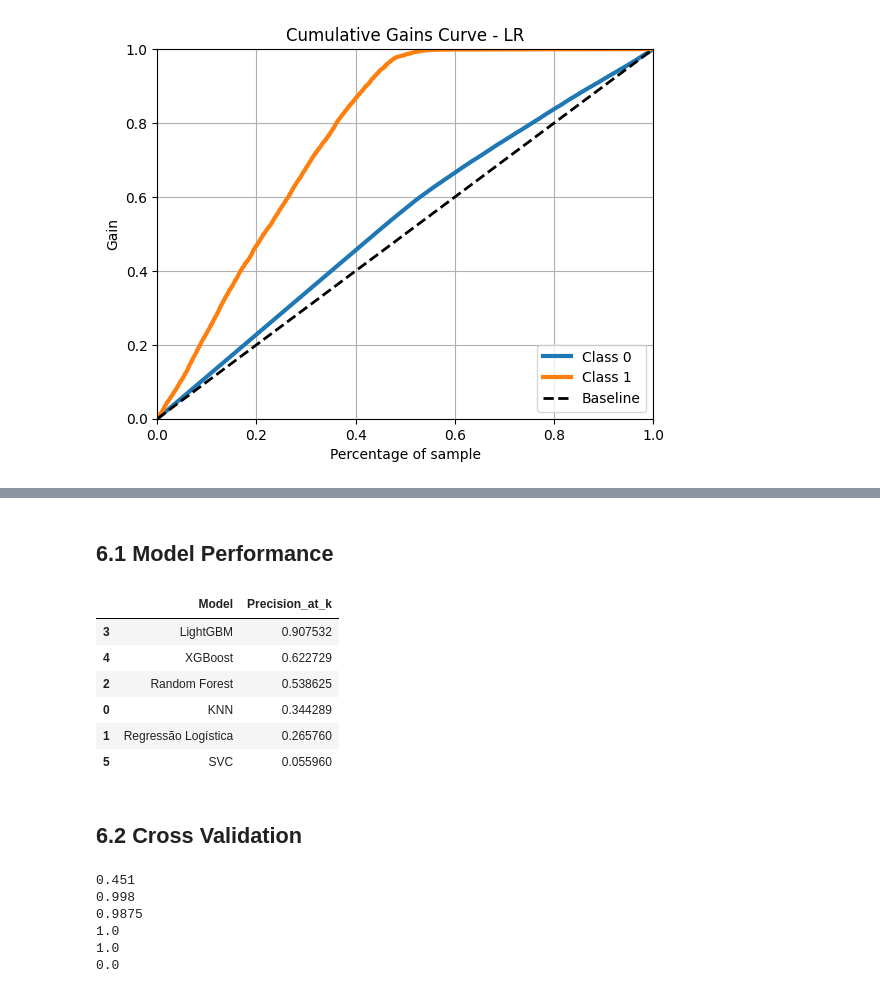
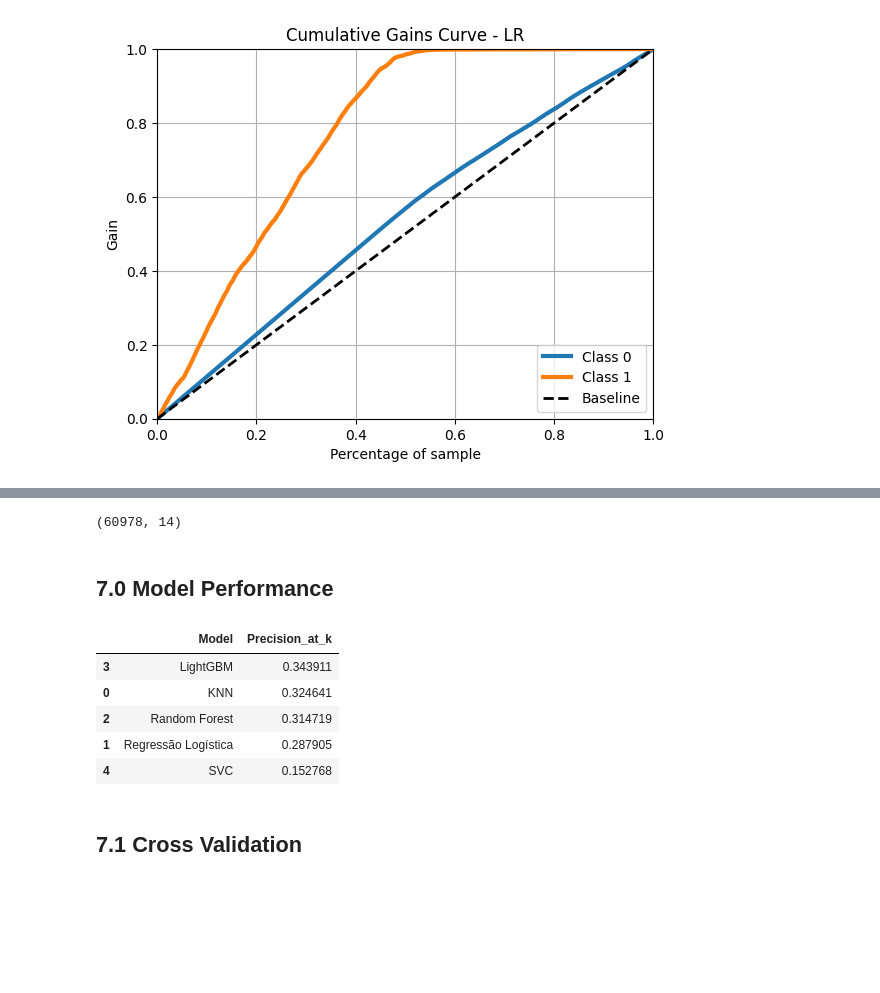
Before and after one commit to andersonrenatobonif/health_insurance, a Jupyter notebook: v01_health_insurance.ipynb, the cells around one changed output, grey strips where cells are left out. Cells and saved outputs as stored; diff of their text form; code cells hidden in the pictures; blank space fills up the shorter version.

Commit message:
started test model performance

```diff
--- a/v01_health_insurance.ipynb
+++ b/v01_health_insurance.ipynb
@@ -831,3 +775,10 @@ Name: count, dtype: int64
+# %%
+# Dados de treino sem balanceamento
+
+df5_nobalanced = df4.copy()
+
+X_train = df5_nobalanced.drop(columns=['response', 'id'])
+y_train = df5_nobalanced['response']
 # %% [markdown]
 ## 5.1 Feature Importance
 # %%
@@ -991,2 +973,6 @@ plt.show();
+# %%
+X_validation.shape
+# %% [output]
+(60978, 14)
 # %% [markdown]
-## 6.1 Model Performance
+## 7.0 Model Performance
@@ -995,24 +979,22 @@ df7 = X_validation.copy()
 # %%
-k=25000
+k=12195
 threshold = 0.5
 precision_knn    = precision_at_k(y_val, yhat_knn, k, threshold)
 precision_reglog = precision_at_k(y_val, yhat_lr,  k, threshold)
 precision_rf     = precision_at_k(y_val, yhat_rf,  k, threshold)
 precision_lgb    = precision_at_k(y_val, yhat_lgb, k, threshold)
-precision_xgb    = precision_at_k(y_val, yhat_xgb, k, threshold)
+#precision_xgb    = precision_at_k(y_val, yhat_xgb, k, threshold)
 precision_svc    = precision_at_k(y_val, yhat_svc, k, threshold)
 
-models_performance = (pd.DataFrame( { 'Model': ['KNN', 'Regressão Logística', 'Random Forest', 'LightGBM', 'XGBoost', 'SVC'],
+models_performance = (pd.DataFrame( { 'Model': ['KNN', 'Regressão Logística', 'Random Forest', 'LightGBM','SVC'],
                                     'Precision_at_k': [precision_knn, precision_reglog, precision_rf,
-                                                       precision_lgb, precision_xgb, precision_svc]}).
-                      sort_values('Precision_at_k', ascending=False))
+                                                       precision_lgb, precision_svc]}).sort_values('Precision_at_k', ascending=False))
 
 models_performance
 # %% [output]
 |  | Model | Precision_at_k |
-| 3 | LightGBM | 0.907532 |
-| 4 | XGBoost | 0.622729 |
-| 2 | Random Forest | 0.538625 |
-| 0 | KNN | 0.344289 |
-| 1 | Regressão Logística | 0.265760 |
-| 5 | SVC | 0.055960 |
+| 3 | LightGBM | 0.343911 |
+| 0 | KNN | 0.324641 |
+| 2 | Random Forest | 0.314719 |
+| 1 | Regressão Logística | 0.287905 |
+| 4 | SVC | 0.152768 |
@@ -1022,2 +1001,2 @@ y_pred_proba = yhat_knn.copy()
 # %% [markdown]
-## 6.2 Cross Validation
+## 7.1 Cross Validation
@@ -1093,9 +1008,0 @@ def cross_validation_and_precision_at_k(models, X, y, k, n_splits):
-# %%
-models_performance_cv = cross_validation_and_precision_at_k(models, X, y, 2000, 10 )
-# %% [output]
-0.451
-0.998
-0.9875
-1.0
-1.0
-0.0
```
Also changed, not shown: parts of 50 cells of this notebook.
